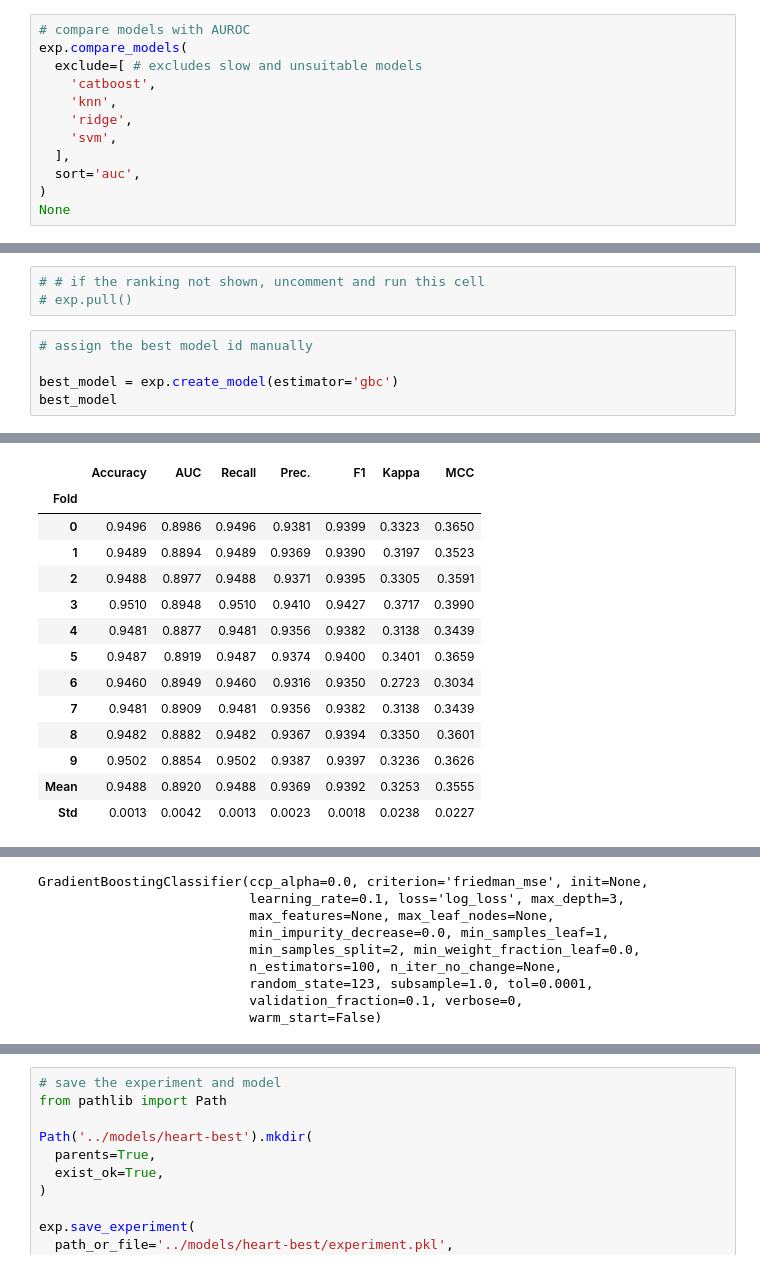
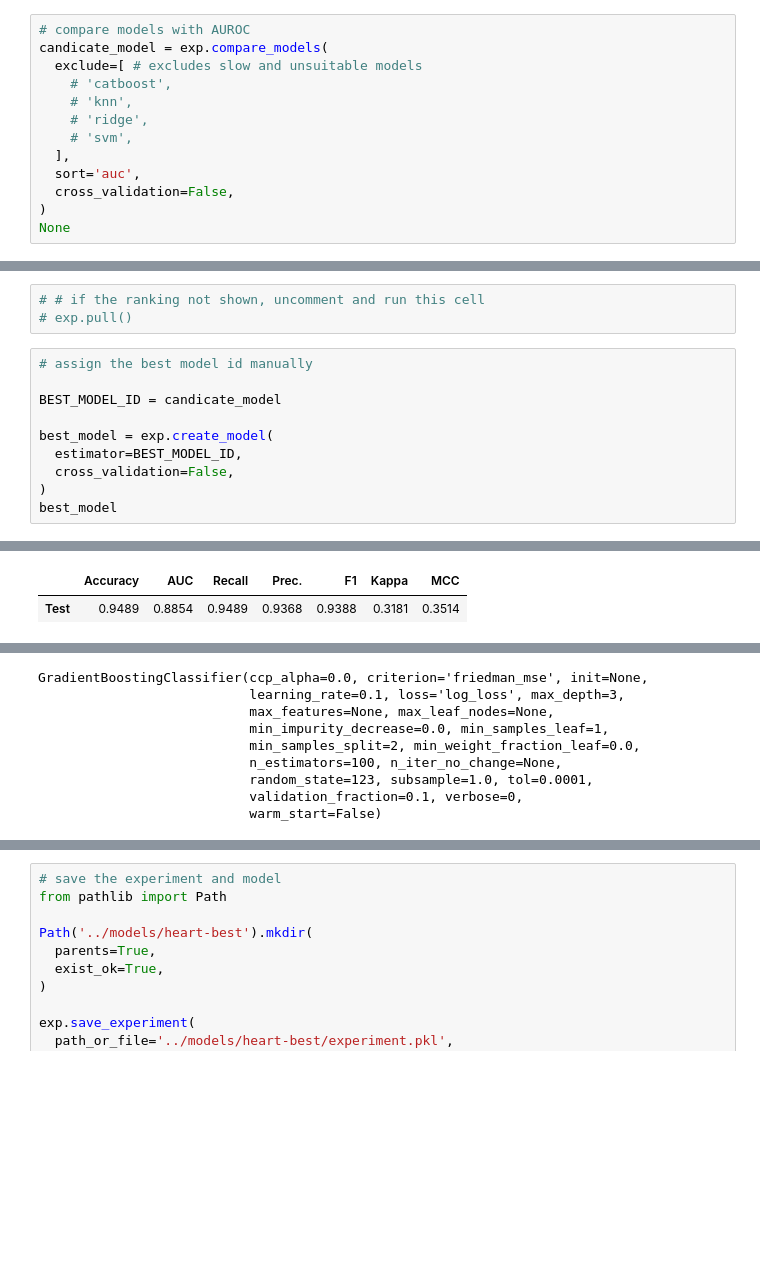
Before and after one commit to AsherJingkongChen/heart-attack-prediction-course-project, a Jupyter notebook: notebooks/heart_analyze.ipynb, the cells around one changed output, grey strips where cells are left out. Drawn from its saved outputs; the diff is of its cells as text; blank space fills up the shorter version.

```diff
--- a/notebooks/heart_analyze.ipynb
+++ b/notebooks/heart_analyze.ipynb
@@ -255,13 +255,14 @@ plt.savefig(
 # %%
 # compare models with AUROC
-exp.compare_models(
+candicate_model = exp.compare_models(
   exclude=[ # excludes slow and unsuitable models
-    'catboost',
-    'knn',
-    'ridge',
-    'svm',
+    # 'catboost',
+    # 'knn',
+    # 'ridge',
+    # 'svm',
   ],
   sort='auc',
+  cross_validation=False,
 )
 None
 # %% [output]
@@ -285,24 +290,17 @@ None
 # %%
 # assign the best model id manually
 
-best_model = exp.create_model(estimator='gbc')
+BEST_MODEL_ID = candicate_model
+
+best_model = exp.create_model(
+  estimator=BEST_MODEL_ID,
+  cross_validation=False,
+)
 best_model
 # %% [output]
 [interactive output not drawn]
 |  | Accuracy | AUC | Recall | Prec. | F1 | Kappa | MCC |
-| Fold |  |  |  |  |  |  |  |
-| 0 | 0.9496 | 0.8986 | 0.9496 | 0.9381 | 0.9399 | 0.3323 | 0.3650 |
-| 1 | 0.9489 | 0.8894 | 0.9489 | 0.9369 | 0.9390 | 0.3197 | 0.3523 |
-| 2 | 0.9488 | 0.8977 | 0.9488 | 0.9371 | 0.9395 | 0.3305 | 0.3591 |
-| 3 | 0.9510 | 0.8948 | 0.9510 | 0.9410 | 0.9427 | 0.3717 | 0.3990 |
-| 4 | 0.9481 | 0.8877 | 0.9481 | 0.9356 | 0.9382 | 0.3138 | 0.3439 |
-| 5 | 0.9487 | 0.8919 | 0.9487 | 0.9374 | 0.9400 | 0.3401 | 0.3659 |
-| 6 | 0.9460 | 0.8949 | 0.9460 | 0.9316 | 0.9350 | 0.2723 | 0.3034 |
-| 7 | 0.9481 | 0.8909 | 0.9481 | 0.9356 | 0.9382 | 0.3138 | 0.3439 |
-| 8 | 0.9482 | 0.8882 | 0.9482 | 0.9367 | 0.9394 | 0.3350 | 0.3601 |
-| 9 | 0.9502 | 0.8854 | 0.9502 | 0.9387 | 0.9397 | 0.3236 | 0.3626 |
-| Mean | 0.9488 | 0.8920 | 0.9488 | 0.9369 | 0.9392 | 0.3253 | 0.3555 |
-| Std | 0.0013 | 0.0042 | 0.0013 | 0.0023 | 0.0018 | 0.0238 | 0.0227 |
+| Test | 0.9489 | 0.8854 | 0.9489 | 0.9368 | 0.9388 | 0.3181 | 0.3514 |
 [interactive output not drawn]
 GradientBoostingClassifier(ccp_alpha=0.0, criterion='friedman_mse', init=None,
                            learning_rate=0.1, loss='log_loss', max_depth=3,
```
Also changed, not shown: parts of 9 cells of this notebook, 4 other files.
